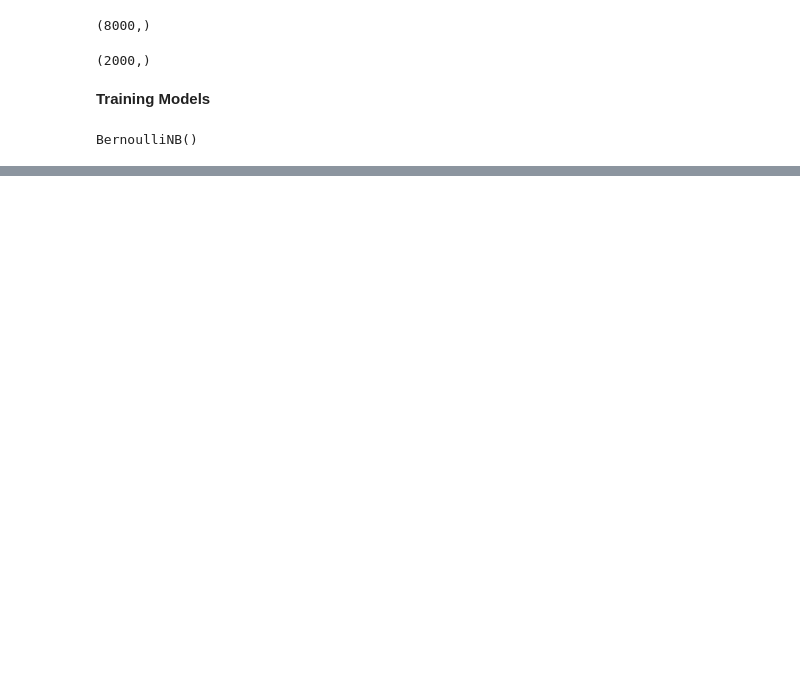
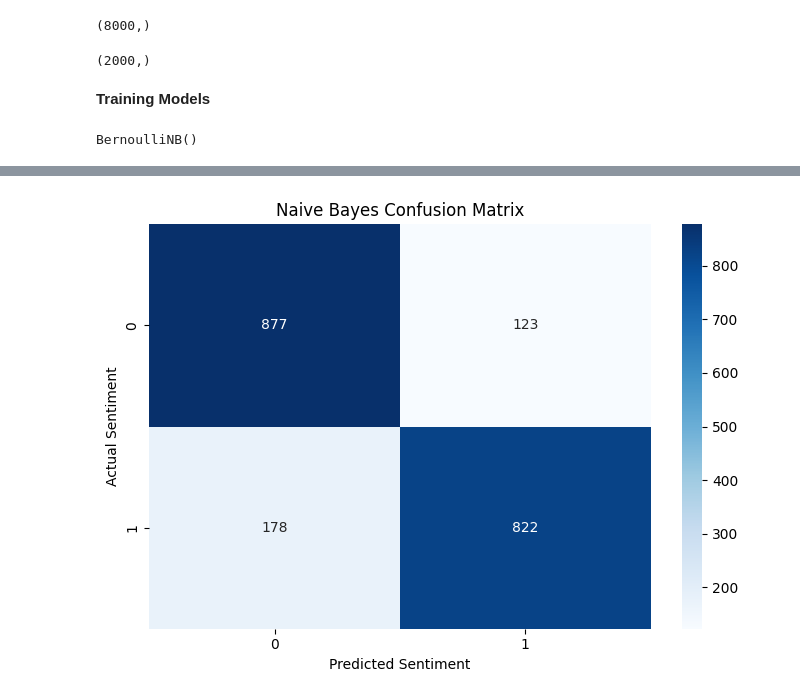
Before and after one commit to fatimaimran22/AI-ML, a Jupyter notebook: naive_bayes/Sentimental_Analysis_NB.ipynb, the cells around one changed output, grey strips where cells are left out. Saved outputs shown, nothing was run; the diff lists cells and outputs as text; code cells hidden in the pictures; blank space fills up the shorter version.

```diff
--- a/naive_bayes/Sentimental_Analysis_NB.ipynb
+++ b/naive_bayes/Sentimental_Analysis_NB.ipynb
@@ -262,0 +366,24 @@ Bernoulli NB:  82.0%
+# %%
+#Confusion Matrix for -> Bernoulli NB
+
+cm = confusion_matrix(y_test, y_pred3)
+
+
+plt.figure(figsize=(7, 5))
+
+sns.heatmap(
+    cm,
+    annot=True,
+    fmt="d",
+    cmap="Blues",
+    xticklabels=model3.classes_,
+    yticklabels=model3.classes_
+)
+
+plt.title("Naive Bayes Confusion Matrix")
+plt.xlabel("Predicted Sentiment")
+plt.ylabel("Actual Sentiment")
+plt.tight_layout()
+plt.show()
+# %% [output]
+[figure, added]
```
Also changed, not shown: parts of 28 cells of this notebook.
